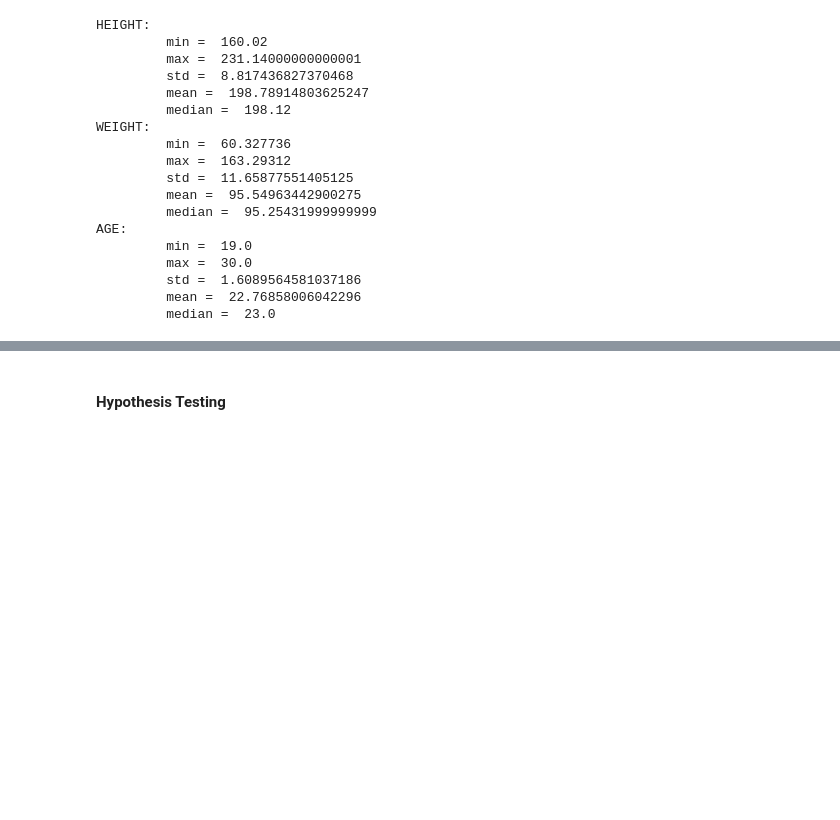
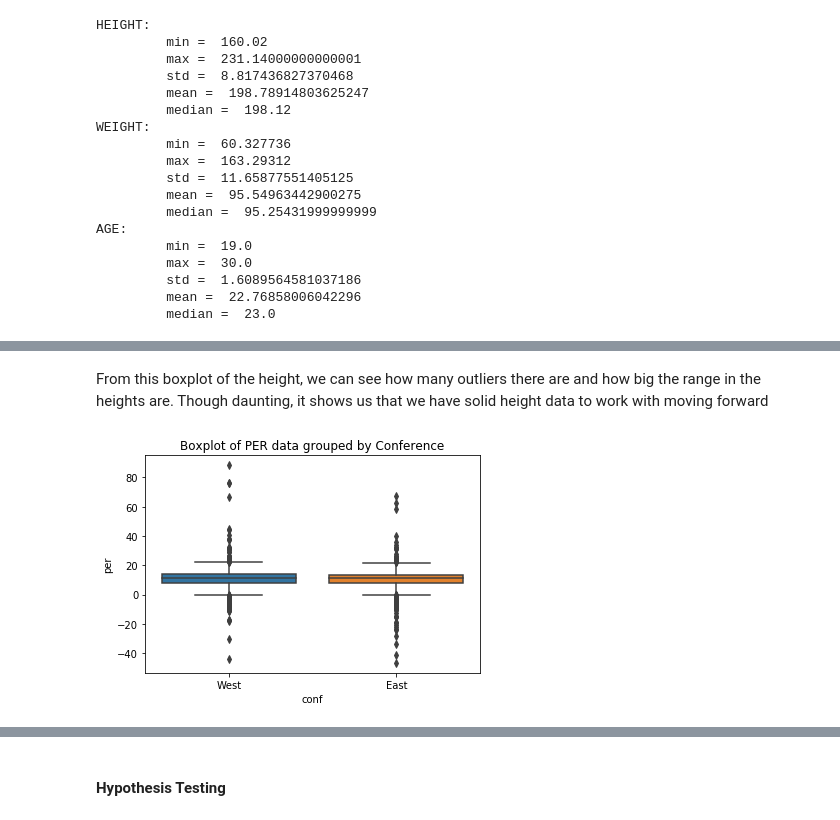
Before and after one commit to nickhil-tekwani/NBA-Data-ML-Model, a Jupyter notebook: DS3000_FP4_Group19.ipynb, the cells around one changed output, grey strips where cells are left out. Drawn from its saved outputs; the diff is of its cells as text; code cells hidden in the pictures; blank space fills up the shorter version.

```diff
--- a/DS3000_FP4_Group19.ipynb
+++ b/DS3000_FP4_Group19.ipynb
@@ -469,0 +469,7 @@ nba_df.boxplot(column=['height', 'weight', 'per'], grid=False)
+# %% [markdown]
+From this boxplot of the height, we can see how many outliers there are and how big the range in the heights are. Though daunting, it shows us that we have solid height data to work with moving forward
+# %%
+ax = sns.boxplot(x="conf", y="per", data=nba_df,
+                 order=["West", "East"]).set_title("Boxplot of PER data grouped by Conference")
+# %% [output]
+[figure, added]
```
Also changed, not shown: parts of 63 cells of this notebook, 1 other file.
